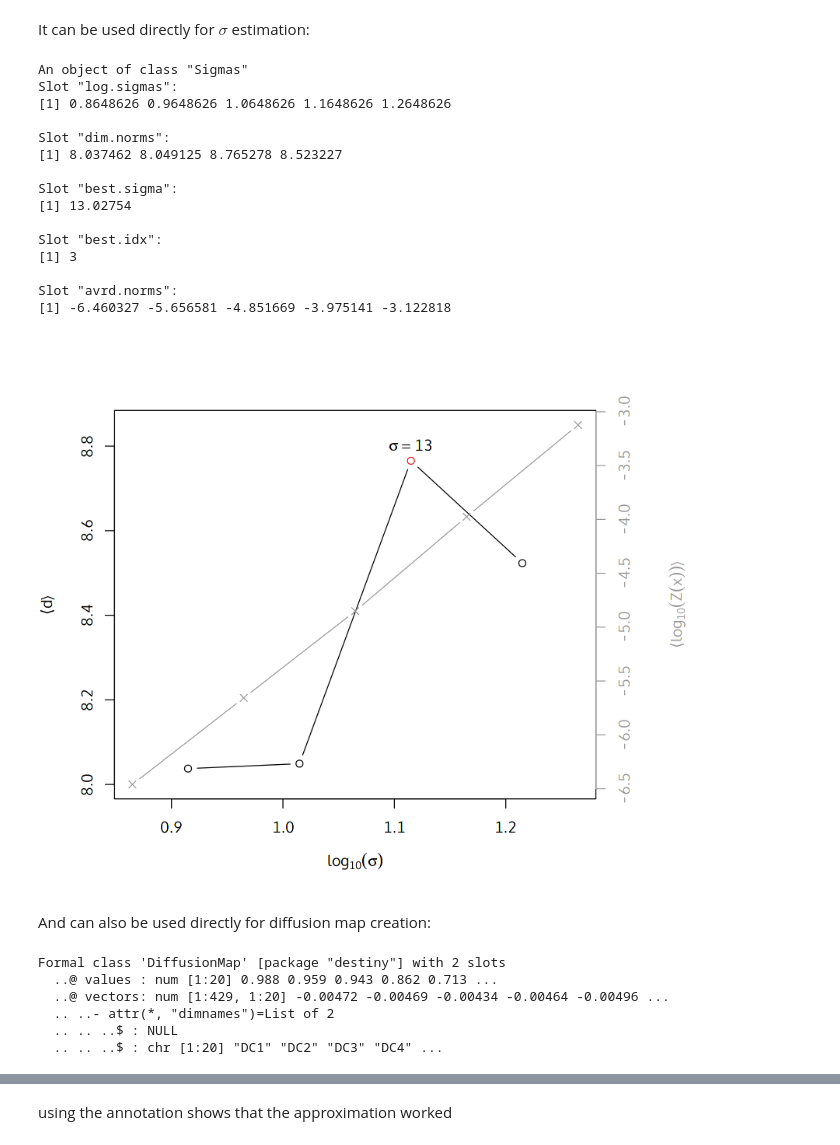
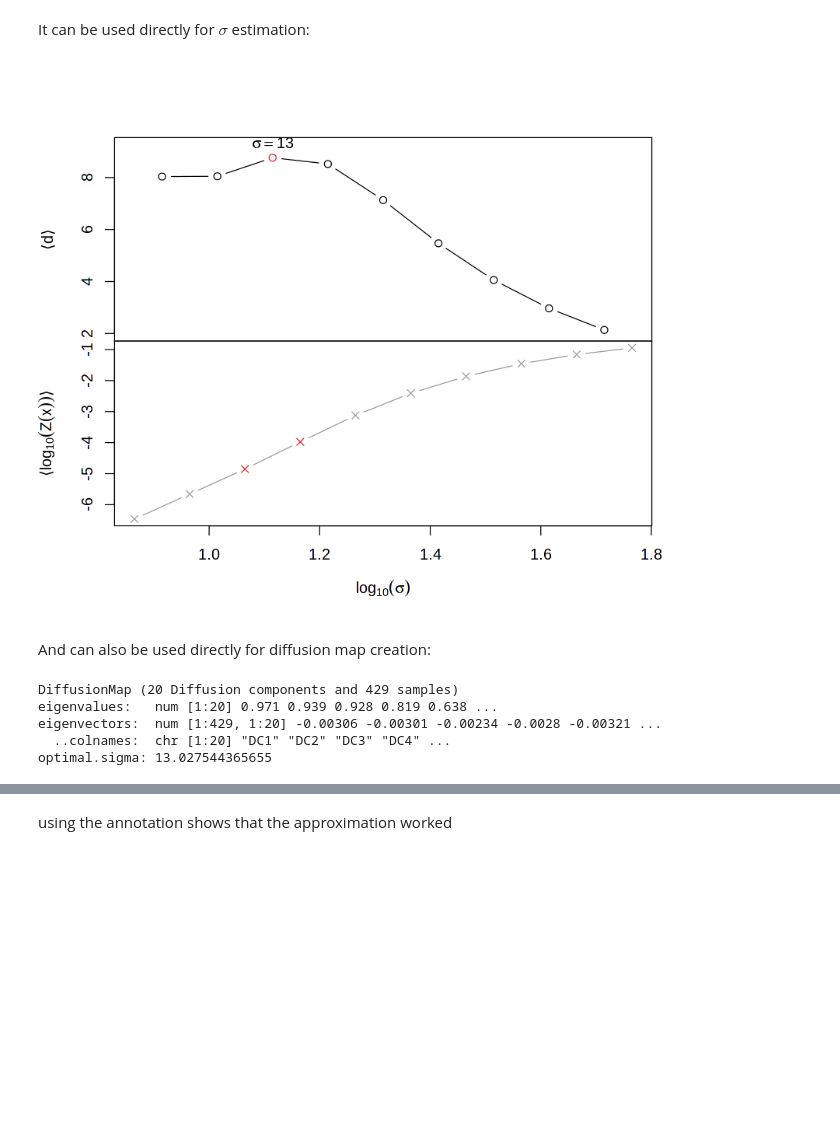
Before and after one commit to theislab/destiny, a Jupyter notebook: vignettes/destiny-recap.ipynb, the cells around one changed output, grey strips where cells are left out. Saved outputs shown, nothing was run; the diff lists cells and outputs as text; code cells hidden in the pictures; blank space fills up the shorter version.

Commit message:
brought recap up-to-date
git-svn-id: file:///home/git/hedgehog.fhcrc.org/bioconductor/trunk/madman/Rpacks/destiny@110964 bc3139a8-67e5-0310-9ffc-ced21a209358

```diff
--- a/vignettes/destiny-recap.ipynb
+++ b/vignettes/destiny-recap.ipynb
@@ -26,41 +26,22 @@ colnames(guo)[!sapply(guo, is.double)]
 It can be used directly for $\sigma$ estimation:
 # %%
 sigmas <- find.sigmas(guo, verbose = FALSE,
-                      censor.val = 15, uncertainty = c(15, 40))
+                      censor.val = 15, censor.range = c(15, 40))
 sigmas
 # %% [output]
-An object of class "Sigmas"
-Slot "log.sigmas":
-[1] 0.8648626 0.9648626 1.0648626 1.1648626 1.2648626
-
-Slot "dim.norms":
-[1] 8.037462 8.049125 8.765278 8.523227
-
-Slot "best.sigma":
-[1] 13.02754
-
-Slot "best.idx":
-[1] 3
-
-Slot "avrd.norms":
-[1] -6.460327 -5.656581 -4.851669 -3.975141 -3.122818
+[figure, added]
-# %%
-plot(sigmas)
-# %% [output]
-[figure, removed]
 # %% [markdown]
 And can also be used directly for diffusion map creation:
 # %%
-guo.dif <- DiffusionMap(guo, sigmas@best.sigma, verbose = FALSE,
-                        censor.val = 15, uncertainty = c(15, 40))
-str(guo.dif)
+guo.dif <- DiffusionMap(guo, optimal.sigma(sigmas), verbose = FALSE,
+                        censor.val = 15, censor.range = c(15, 40))
+guo.dif
 # %% [output]
-Formal class 'DiffusionMap' [package "destiny"] with 2 slots
-  ..@ values : num [1:20] 0.988 0.959 0.943 0.862 0.713 ...
-  ..@ vectors: num [1:429, 1:20] -0.00472 -0.00469 -0.00434 -0.00464 -0.00496 ...
-  .. ..- attr(*, "dimnames")=List of 2
-  .. .. ..$ : NULL
-  .. .. ..$ : chr [1:20] "DC1" "DC2" "DC3" "DC4" ...
+DiffusionMap (20 Diffusion components and 429 samples)
+eigenvalues:   num [1:20] 0.971 0.939 0.928 0.819 0.638 ...
+eigenvectors:  num [1:429, 1:20] -0.00306 -0.00301 -0.00234 -0.0028 -0.00321 ...
+  ..colnames:  chr [1:20] "DC1" "DC2" "DC3" "DC4" ...
+optimal.sigma: 13.027544365655
 # %%
 par(pch = 20)  # prettier points
 plot(guo.dif)
```
Also changed, not shown: parts of 3 cells of this notebook.
